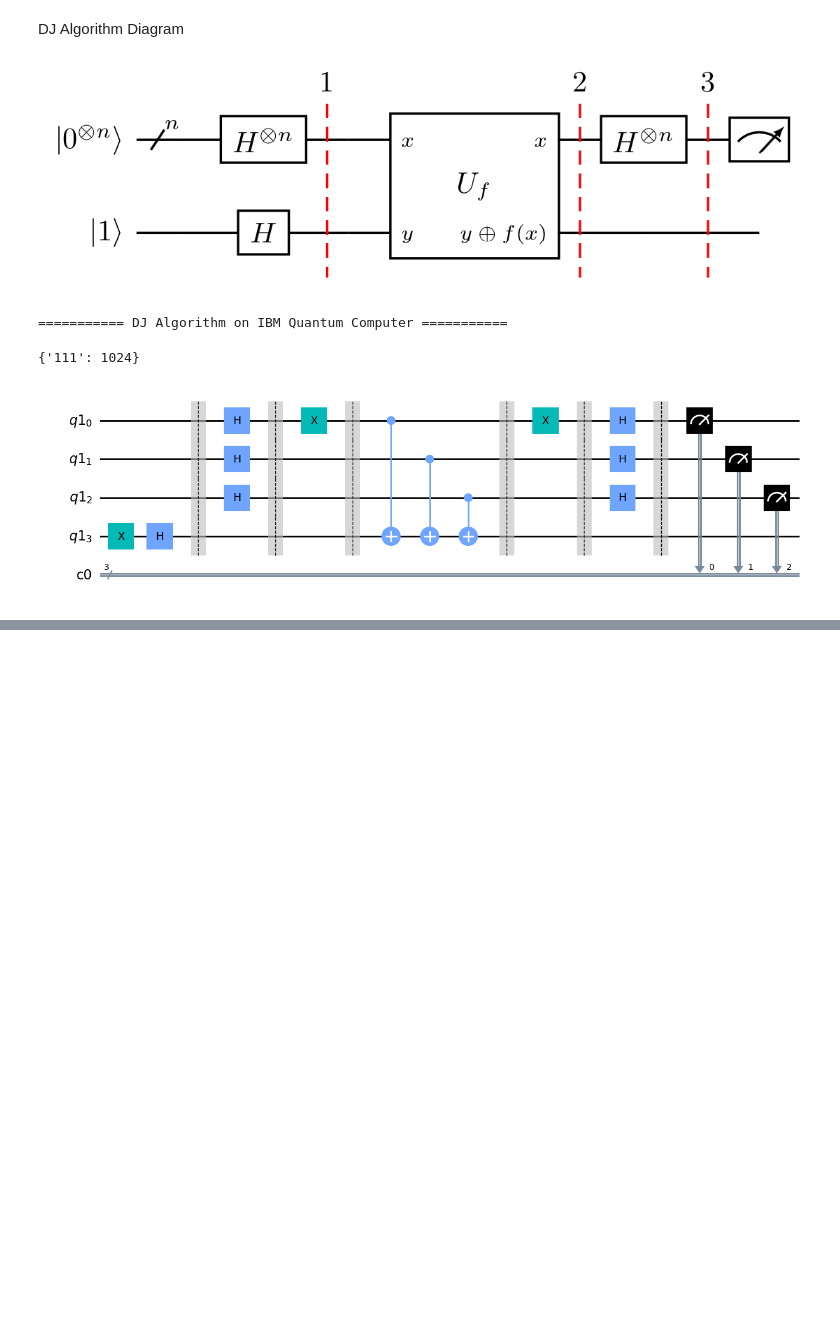
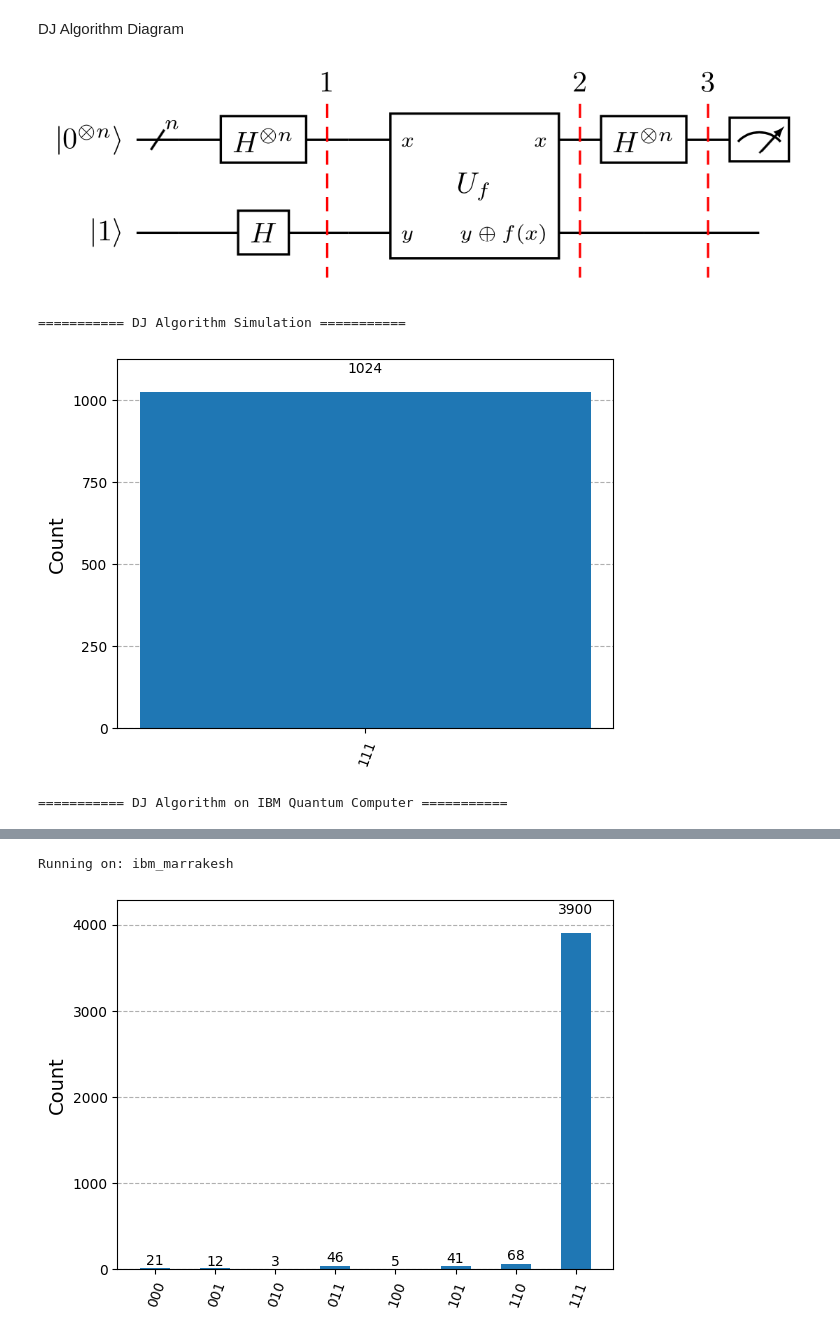
Before and after one commit to imelenwe/qi-qiskit, a Jupyter notebook: deutsch-josza-algorithm.ipynb, the cells around one changed output, grey strips where cells are left out. Saved outputs shown, nothing was run; the diff lists cells and outputs as text; code cells hidden in the pictures; blank space fills up the shorter version.

Commit message:
Merge branch 'main' of https://github.com/imelenwe/qi-qiskit

```diff
--- a/deutsch-josza-algorithm.ipynb
+++ b/deutsch-josza-algorithm.ipynb
@@ -83,7 +86,7 @@ class DJAlgorithm:
         self.n = n
         self.is_balanced = is_balanced
         self.qr = QuantumRegister(n + 1) # n input qubits + 1 output qubit as ancilla
-        self.cr = ClassicalRegister(n) # n classical bits to store the measurement results
+        self.cr = ClassicalRegister(n, 'cr') # n classical bits to store the measurement results
         self.circuit = QuantumCircuit(self.qr, self.cr)
 
     def create_dj_circuit(self):
@@ -120,41 +123,42 @@ class DJAlgorithm:
         return self.circuit
 
 
     def run(self, simulate=True):
         circuit = self.create_dj_circuit()
 
         if(simulate):
             aer_sim = Aer.get_backend('aer_simulator')
             transpiled_circuit = transpile(circuit, aer_sim)
             result = aer_sim.run(transpiled_circuit).result()
             counts = result.get_counts(transpiled_circuit)
             return counts
         else:
-            ''' service = QiskitRuntimeService(channel="ibm_quantum", token="YOUR_IBM_QUANTUM_API_TOKEN")
+            service = QiskitRuntimeService(channel="ibm_quantum_platform", token=os.getenv("IBM_QUANTUM_TOKEN"))
             backend = service.least_busy(simulator=False, operational=True)
+            print(f"Running on: {backend.name}")
             pass_mgr = generate_preset_pass_manager(backend=backend, optimization_level=1)
             pass_mgr_ciruit = pass_mgr.run(circuit)
             sampler = Sampler(backend)
-            job = sampler.run(pass_mgr_ciruit)
+            job = sampler.run([pass_mgr_ciruit])
             result = job.result()
-            counts = result.get_counts(pass_mgr_ciruit)
-            print("Ran on Quantum computer: ", counts)'''
-            print("This part of the code is commented out because it requires access to an IBM Quantum computer")
-
-print("=========== DJ Algorithm on IBM Quantum Computer ===========")
+            counts = result[0].join_data().get_counts() # get the counts from the result
+            return counts
 
 # Get the number of input qubits.
 inputs_count = 3
 function_type = 'b'
 
 if function_type == 'c':
     DJAlgorithm(inputs_count, False).create_dj_circuit().draw('mpl', style='clifford')
 elif function_type == 'b':
     DJAlgorithm(inputs_count, True).create_dj_circuit().draw('mpl', style='clifford')
 
 
-DJAlgorithm(inputs_count, function_type == 'b').run(simulate=True)
+print("=========== DJ Algorithm Simulation ===========")
+display(plot_histogram((DJAlgorithm(inputs_count, function_type == 'b').run(simulate=True))))
+print("=========== DJ Algorithm on IBM Quantum Computer ===========")
+display(plot_histogram((DJAlgorithm(inputs_count, function_type == 'b').run(simulate=False))))
 # %% [output]
-=========== DJ Algorithm on IBM Quantum Computer ===========
+=========== DJ Algorithm Simulation ===========
+[figure, new version]
-{'111': 1024}
+=========== DJ Algorithm on IBM Quantum Computer ===========
-[figure, old version]
@@ -160,0 +166,2 @@ DJAlgorithm(inputs_count, function_type == 'b').run(simulate=True)
+Running on: ibm_marrakesh
+[figure, added]
```
Also changed, not shown: parts of 3 cells of this notebook, 3 other files.
